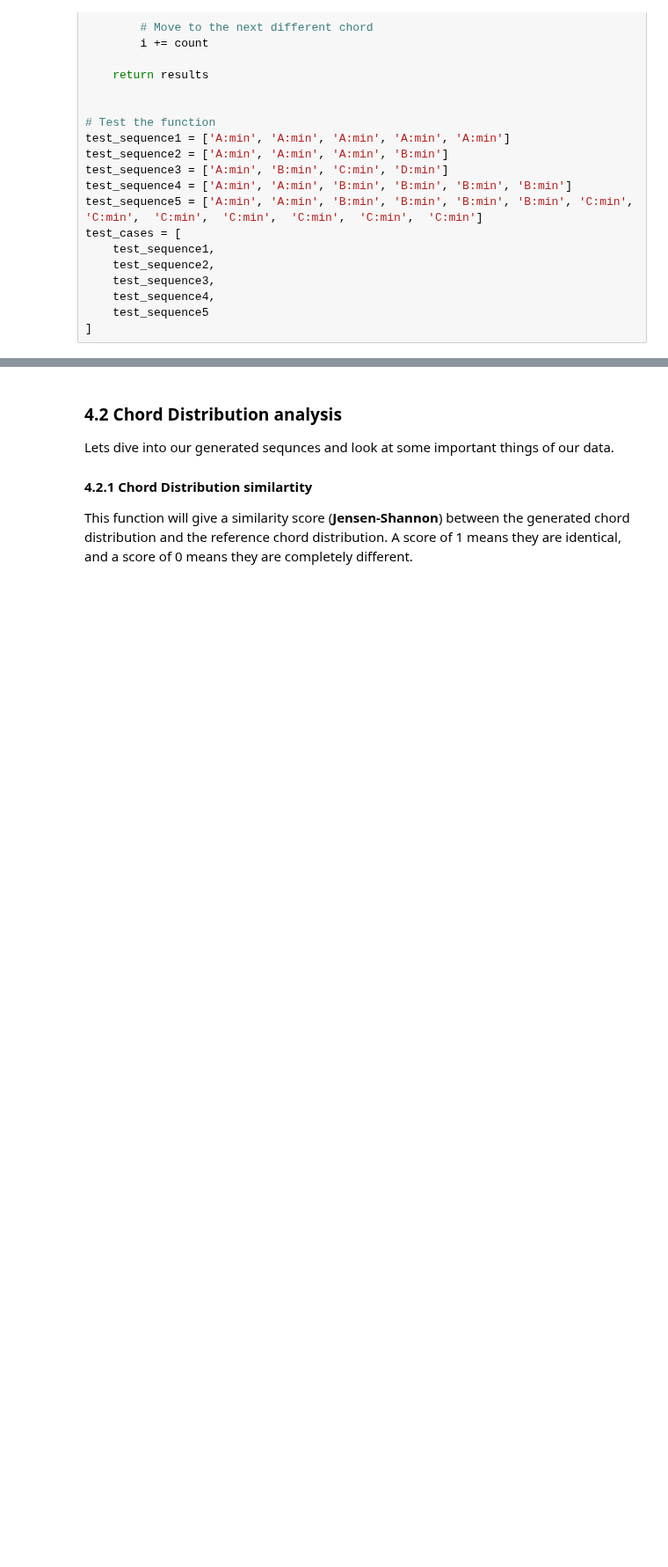
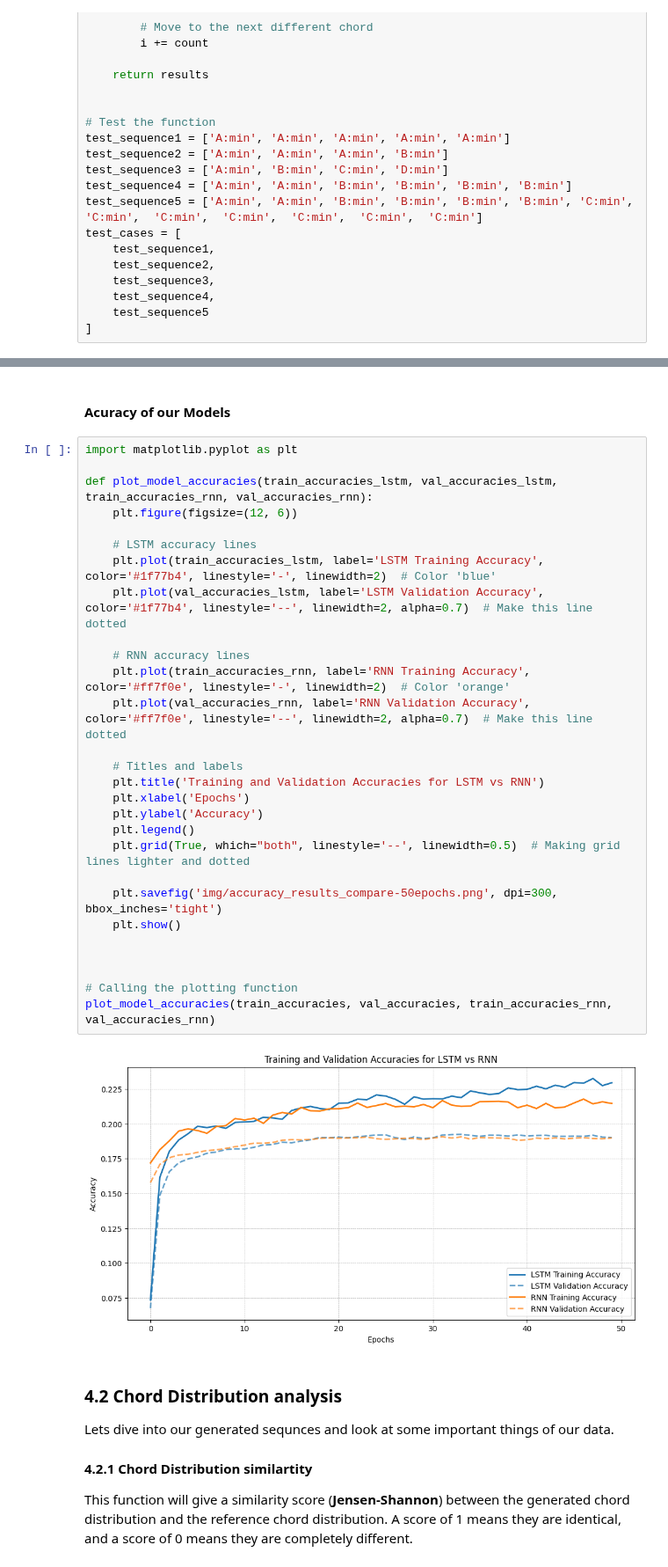
Before and after one commit to Kryptagora/JazzNet, a Jupyter notebook: Models.ipynb, the cells around one changed output, grey strips where cells are left out. Shown at 88% size. Cells and saved outputs as stored; diff of their text form; blank space fills up the shorter version.

```diff
--- a/Models.ipynb
+++ b/Models.ipynb
@@ -1000,3 +949,35 @@ plt.show()
+# %% [markdown]
+#### Acuracy of our Models
+# %%
+import matplotlib.pyplot as plt
+
+def plot_model_accuracies(train_accuracies_lstm, val_accuracies_lstm, train_accuracies_rnn, val_accuracies_rnn):
+    plt.figure(figsize=(12, 6))
+
+    # LSTM accuracy lines
+    plt.plot(train_accuracies_lstm, label='LSTM Training Accuracy', color='#1f77b4', linestyle='-', linewidth=2)  # Color 'blue'
+    plt.plot(val_accuracies_lstm, label='LSTM Validation Accuracy', color='#1f77b4', linestyle='--', linewidth=2, alpha=0.7)  # Make this line dotted
+
+    # RNN accuracy lines
+    plt.plot(train_accuracies_rnn, label='RNN Training Accuracy', color='#ff7f0e', linestyle='-', linewidth=2)  # Color 'orange'
+    plt.plot(val_accuracies_rnn, label='RNN Validation Accuracy', color='#ff7f0e', linestyle='--', linewidth=2, alpha=0.7)  # Make this line dotted
+
+    # Titles and labels
+    plt.title('Training and Validation Accuracies for LSTM vs RNN')
+    plt.xlabel('Epochs')
+    plt.ylabel('Accuracy')
+    plt.legend()
+    plt.grid(True, which="both", linestyle='--', linewidth=0.5)  # Making grid lines lighter and dotted
+
+    plt.savefig('img/accuracy_results_compare-50epochs.png', dpi=300, bbox_inches='tight')
+    plt.show()
+
+
+
+# Calling the plotting function
+plot_model_accuracies(train_accuracies, val_accuracies, train_accuracies_rnn, val_accuracies_rnn)
+# %% [output]
+[figure, added]
 # %% [markdown]
 ### 4.2 Chord Distribution analysis
 Lets dive into our generated sequnces and look at some important things of our data.
```
Also changed, not shown: parts of 18 cells of this notebook.
